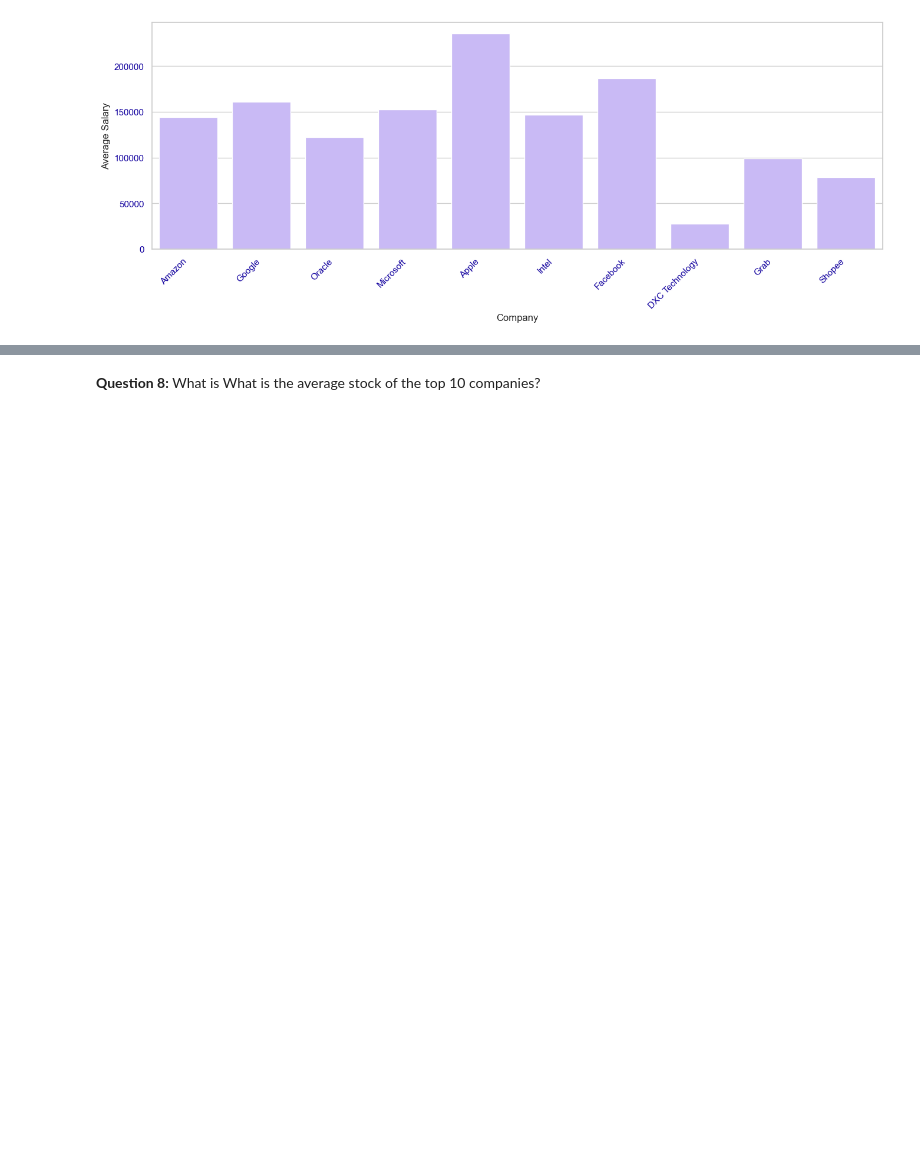
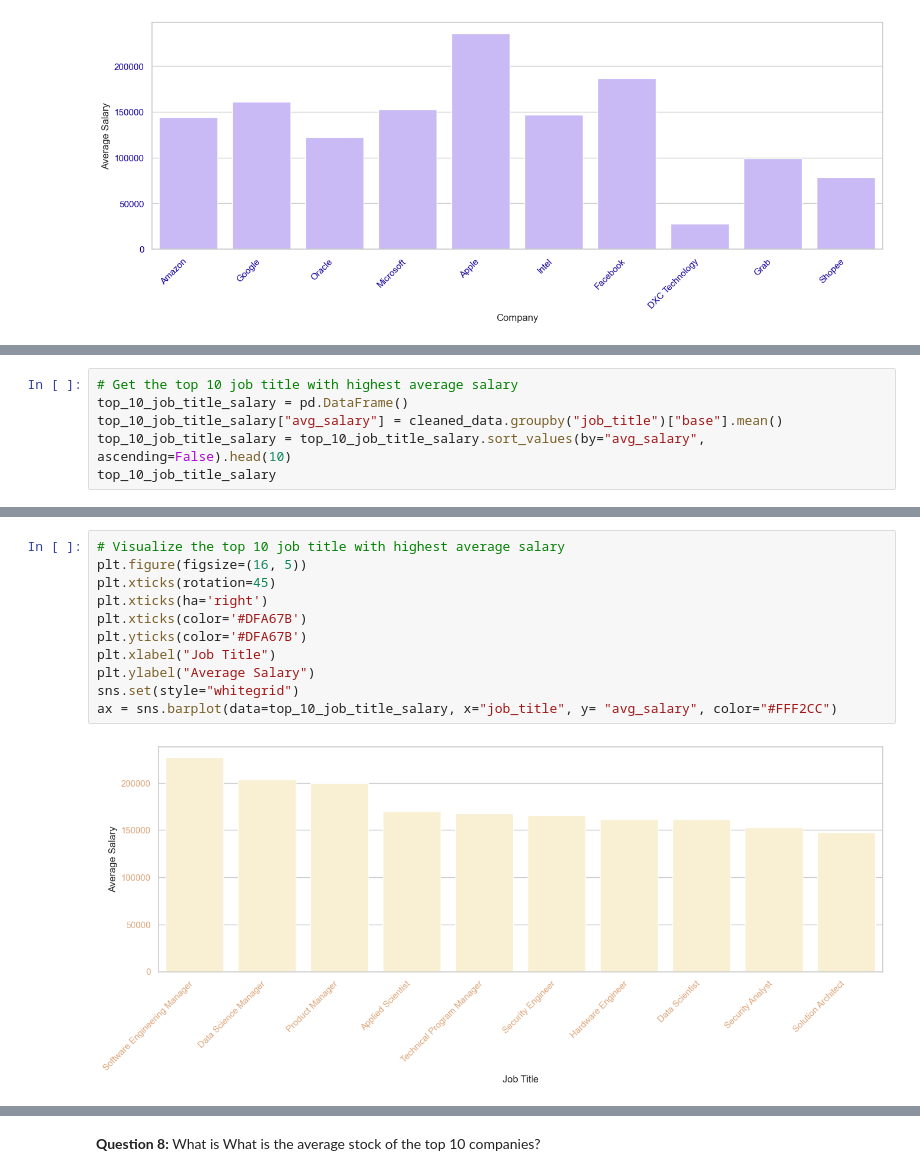
Before and after one commit to Namiscrea7or/SWE-Salary, a Jupyter notebook: notebooks/3-exploration.ipynb, the cells around one changed output, grey strips where cells are left out. Drawn from its saved outputs; the diff is of its cells as text; blank space fills up the shorter version.

```diff
--- a/notebooks/3-exploration.ipynb
+++ b/notebooks/3-exploration.ipynb
@@ -443,0 +452,6 @@ ax = sns.barplot(data=top_10_companies_salary, x="company", y= "avg_salary", col
+# %%
+# Get the top 10 job title with highest average salary
+top_10_job_title_salary = pd.DataFrame()
+top_10_job_title_salary["avg_salary"] = cleaned_data.groupby("job_title")["base"].mean()
+top_10_job_title_salary = top_10_job_title_salary.sort_values(by="avg_salary", ascending=False).head(10)
+top_10_job_title_salary
@@ -443,0 +471,13 @@ ax = sns.barplot(data=top_10_companies_salary, x="company", y= "avg_salary", col
+# %%
+# Visualize the top 10 job title with highest average salary
+plt.figure(figsize=(16, 5))
+plt.xticks(rotation=45)
+plt.xticks(ha='right')
+plt.xticks(color='#DFA67B')
+plt.yticks(color='#DFA67B')
+plt.xlabel("Job Title")
+plt.ylabel("Average Salary")
+sns.set(style="whitegrid")
+ax = sns.barplot(data=top_10_job_title_salary, x="job_title", y= "avg_salary", color="#FFF2CC")
+# %% [output]
+[figure, added]
```
Also changed, not shown: parts of 13 cells of this notebook.
